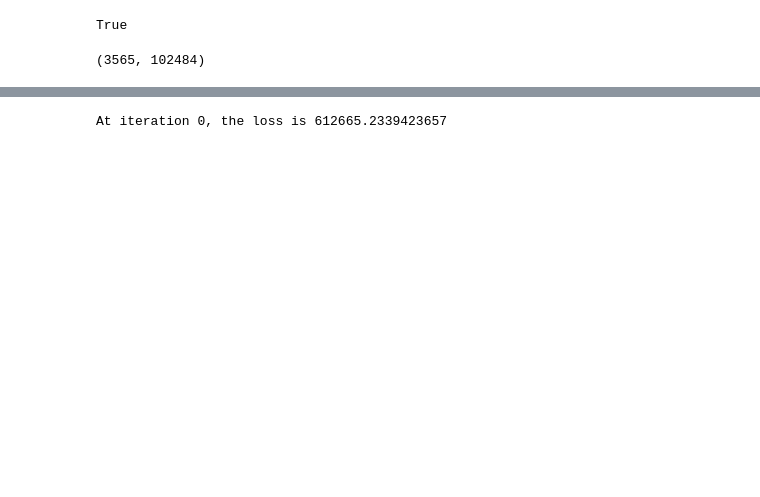
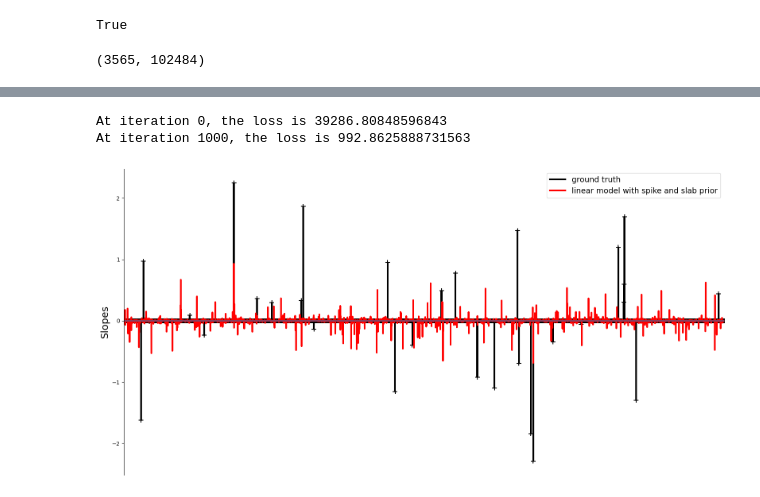
Before and after one commit to junting-ren/ZIV, a Jupyter notebook: notebooks/pytorch_fast_slab_spike.ipynb, the cells around one changed output, grey strips where cells are left out. Cells and saved outputs as stored; diff of their text form; code cells hidden in the pictures; blank space fills up the shorter version.

```diff
--- a/notebooks/pytorch_fast_slab_spike.ipynb
+++ b/notebooks/pytorch_fast_slab_spike.ipynb
@@ -79,8 +70,11 @@ sim_data_loader = DataLoader(sim_data, batch_size = batch_size)
 # %%
-model = linear_slab_spike(p = p, init_pi_local = 0.2, init_pi_global = 0.1, init_beta_var = 2, init_noise_var = 0.1,
-                         gumbel_softmax_temp = 0.1, gumbel_softmax_hard = False,
+sim_data = Sim_Dataset(X.double().to(device),y_star.double().to(device))
+sim_data_loader = DataLoader(sim_data, batch_size = batch_size)
+model = linear_slab_spike(p = p, init_pi_local = 0.5, init_pi_global = 0.1, init_beta_var = 2, init_noise_var = 0.1,
+                         gumbel_softmax_temp = 0.1, gumbel_softmax_hard = True,
                           a1= 0.1, a2=0.1, init_a3= 0.1, init_a4 = 0.1,
-                          q1 = 1.1, q2 = 1.1, init_q3 = 1.1, init_q4 = 1.1, n_E = 10, prior_sparsity = True, device = 'cuda'
+                          q1 = 1.1, q2 = 1.1, init_q3 = 1.1, init_q4 = 1.1, n_E = 1
+                          , prior_sparsity = True, device = device
                          ).double().to(device)
 optimizer = torch.optim.Adam(
     [{'params': model.beta_mu},
@@ -99,29 +93,9 @@ optimizer = torch.optim.Adam(
 # %%
 lr_scheduler = torch.optim.lr_scheduler.ExponentialLR(optimizer=optimizer, gamma=0.99)
 t = 100 #number of moving averages
-patience = 50# patience
-p_cur = 0
-min_avg_loss = float('inf')
-losses = []
-for i in range(10000):
-    for j, (X_batch, y_batch) in enumerate(sim_data_loader):
-        loss = -model.ELBO(X_batch,y_batch)
-        optimizer.zero_grad()
-        loss.backward()
-        optimizer.step()
-        losses.append(loss.item())
-    if i % 1000 == 0:
-        lr_scheduler.step()
-        print(f'At iteration {i}, the loss is {loss.item()}')
-    if i > t:
-        cur_avg_loss = np.mean(losses[-t:-1])
-        if cur_avg_loss < min_avg_loss:
-            min_avg_loss = cur_avg_loss
-            p_cur = 0
-            best_model = copy.deepcopy(model)
-        else:
-            p_cur += 1
-    if p_cur > patience:
-        break
+patience = 100# patience
+_, result_dict = train_and_infer(model = model, optimizer = optimizer, sim_data_loader = sim_data_loader, lr_scheduler = lr_scheduler, t = t, patience = patience,X = X, plot = True, true_beta = true_beta)
 # %% [output]
-At iteration 0, the loss is 612665.2339423657
+At iteration 0, the loss is 39286.80848596843
+At iteration 1000, the loss is 992.8625888731563
+[figure, added]
```
Also changed, not shown: parts of 10 cells of this notebook.
